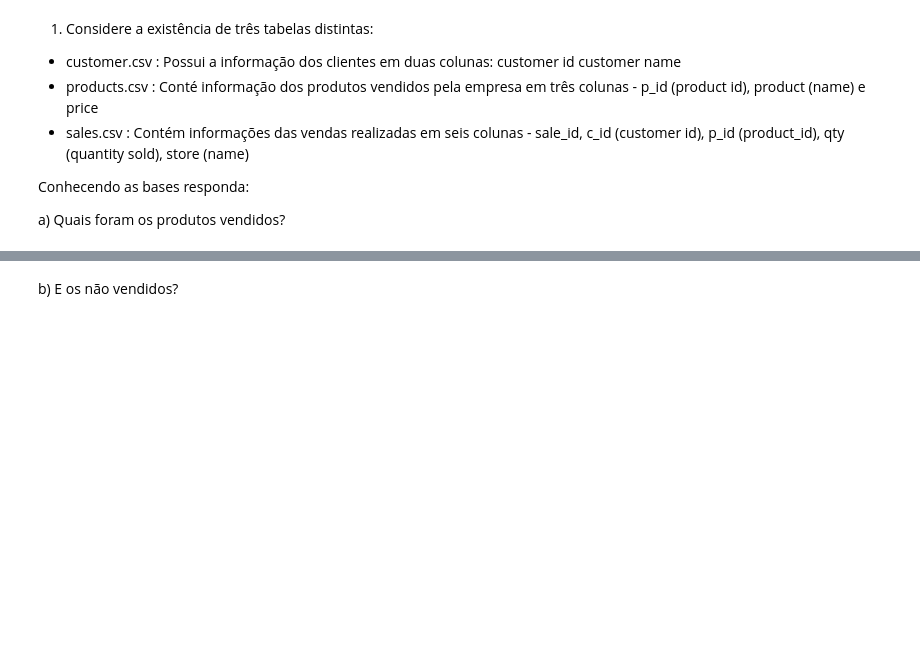
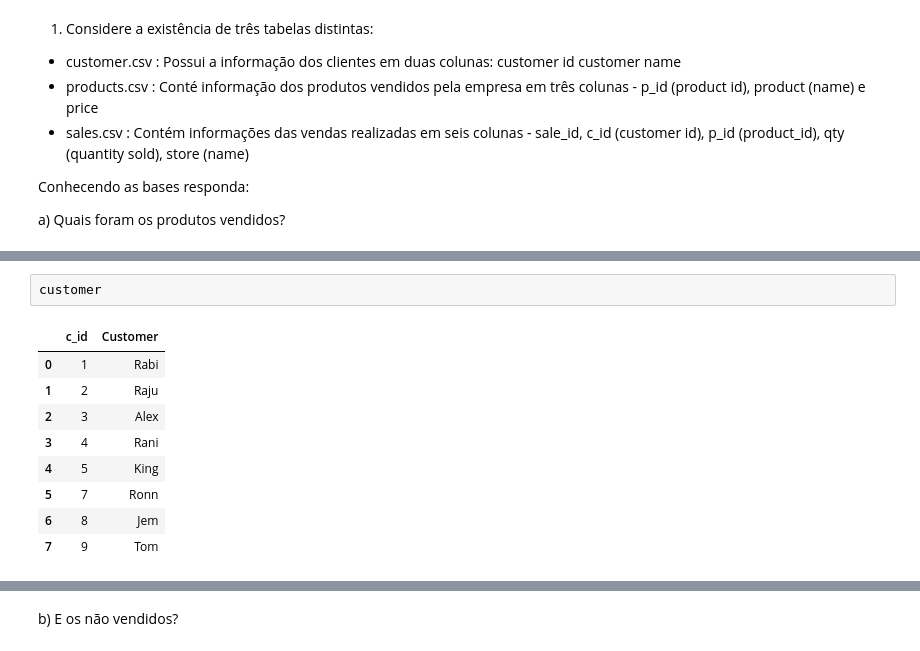
Before and after one commit to patriciacatandi/Lets_Code_Alunos, a Jupyter notebook: 02_Ferramentas_Programação/03_Pandas/Aula_4_-_Groupby_Merge.ipynb, the cells around one changed output, grey strips where cells are left out. Saved outputs shown, nothing was run; the diff lists cells and outputs as text; blank space fills up the shorter version.

```diff
--- a/02_Ferramentas_Programação/03_Pandas/Aula_4_-_Groupby_Merge.ipynb
+++ b/02_Ferramentas_Programação/03_Pandas/Aula_4_-_Groupby_Merge.ipynb
@@ -414,0 +431,12 @@ a) Quais foram os produtos vendidos?
+# %%
+customer
+# %% [output]
+|  | c_id | Customer |
+| 0 | 1 | Rabi |
+| 1 | 2 | Raju |
+| 2 | 3 | Alex |
+| 3 | 4 | Rani |
+| 4 | 5 | King |
+| 5 | 7 | Ronn |
+| 6 | 8 | Jem |
+| 7 | 9 | Tom |
```
Also changed, not shown: parts of 12 cells of this notebook.
